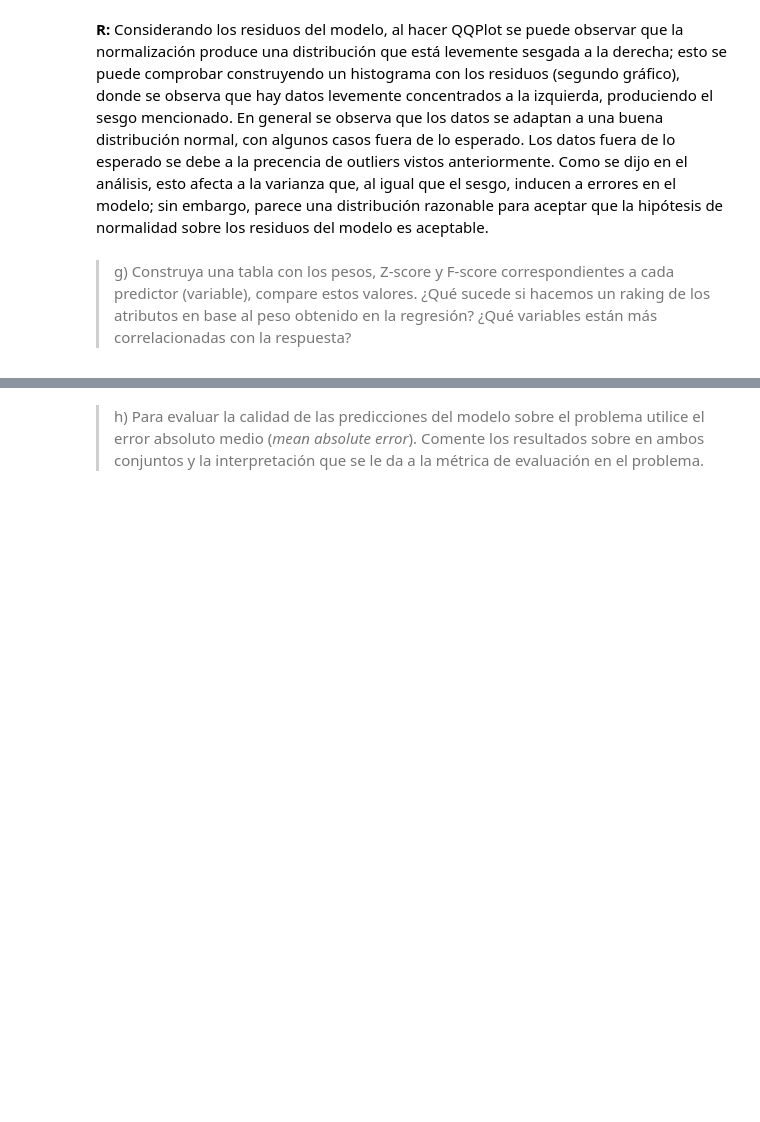
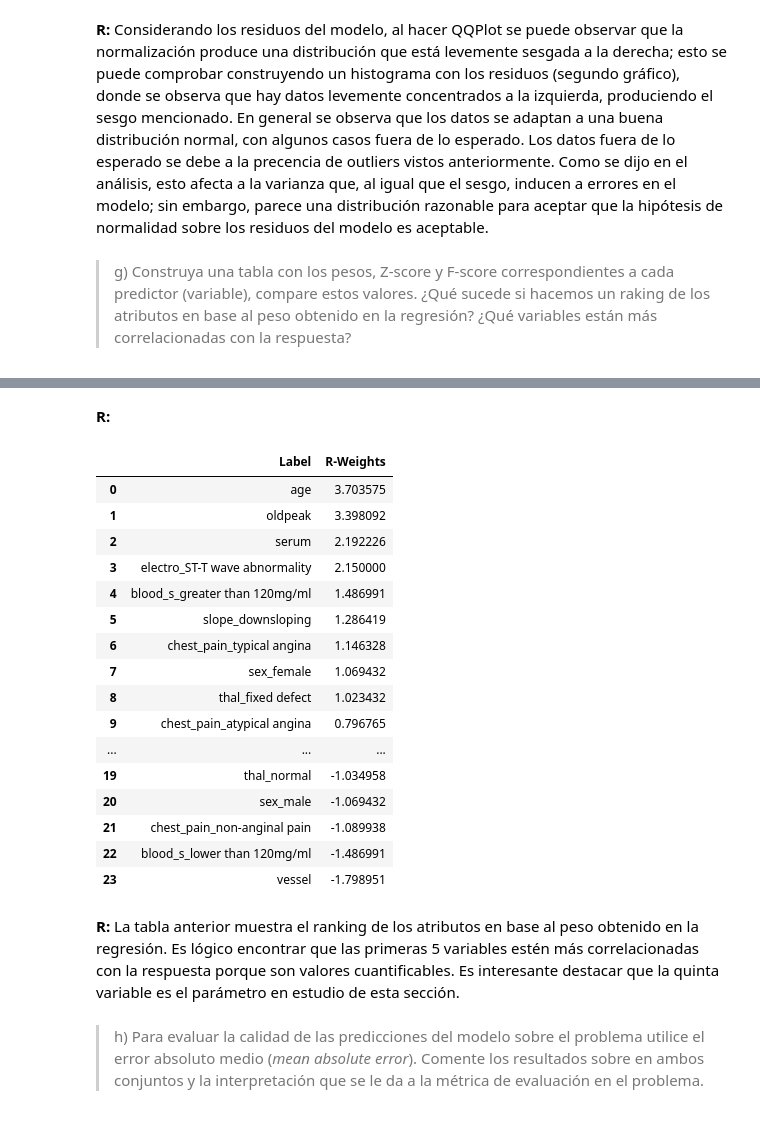
Before and after one commit to Sebaatd/MachineLearning-T1, a Jupyter notebook: Enunciado.ipynb, the cells around one changed output, grey strips where cells are left out. Cells and saved outputs as stored; diff of their text form; code cells hidden in the pictures; blank space fills up the shorter version.

```diff
--- a/Enunciado.ipynb
+++ b/Enunciado.ipynb
@@ -259,3 +289,46 @@ plt.show()
+# %% [markdown]
+**R:**
+# %%
+from operator import itemgetter
+
+cols = df.columns
+reg_weights = model.coef_
+rankings = []
+
+for i in range(len(cols)):
+    aux = []
+    aux.append(cols[i])
+    aux.append(reg_weights[i])
+    rankings.append(aux)
+
+aux = sorted(rankings, key=itemgetter(1))
+aux.reverse()
+
+sorted_cols, sorted_weights = map(list, zip(*aux))
+
+d = {'Label': sorted_cols,'R-Weights': sorted_weights}
+dfa = pd.DataFrame(data=d)
+dfa
+# %% [output]
+|  | Label | R-Weights |
+| 0 | age | 3.703575 |
+| 1 | oldpeak | 3.398092 |
+| 2 | serum | 2.192226 |
+| 3 | electro_ST-T wave abnormality | 2.150000 |
+| 4 | blood_s_greater than 120mg/ml | 1.486991 |
+| 5 | slope_downsloping | 1.286419 |
+| 6 | chest_pain_typical angina | 1.146328 |
+| 7 | sex_female | 1.069432 |
+| 8 | thal_fixed defect | 1.023432 |
+| 9 | chest_pain_atypical angina | 0.796765 |
+| ... | ... | ... |
+| 19 | thal_normal | -1.034958 |
+| 20 | sex_male | -1.069432 |
+| 21 | chest_pain_non-anginal pain | -1.089938 |
+| 22 | blood_s_lower than 120mg/ml | -1.486991 |
+| 23 | vessel | -1.798951 |
+# %% [markdown]
+**R:** La tabla anterior muestra el ranking de los atributos en base al peso obtenido en la regresión. Es lógico encontrar que las primeras 5 variables estén más correlacionadas con la respuesta porque son valores cuantificables. Es interesante destacar que la quinta variable es el parámetro en estudio de esta sección.
 # %% [markdown]
 > h) Para evaluar la calidad de las predicciones del modelo sobre el problema utilice el error absoluto medio (*mean absolute error*). Comente los resultados sobre en ambos conjuntos y la interpretación que se le da a la métrica de evaluación en el problema.
 # %%
```
Also changed, not shown: parts of 6 cells of this notebook.
